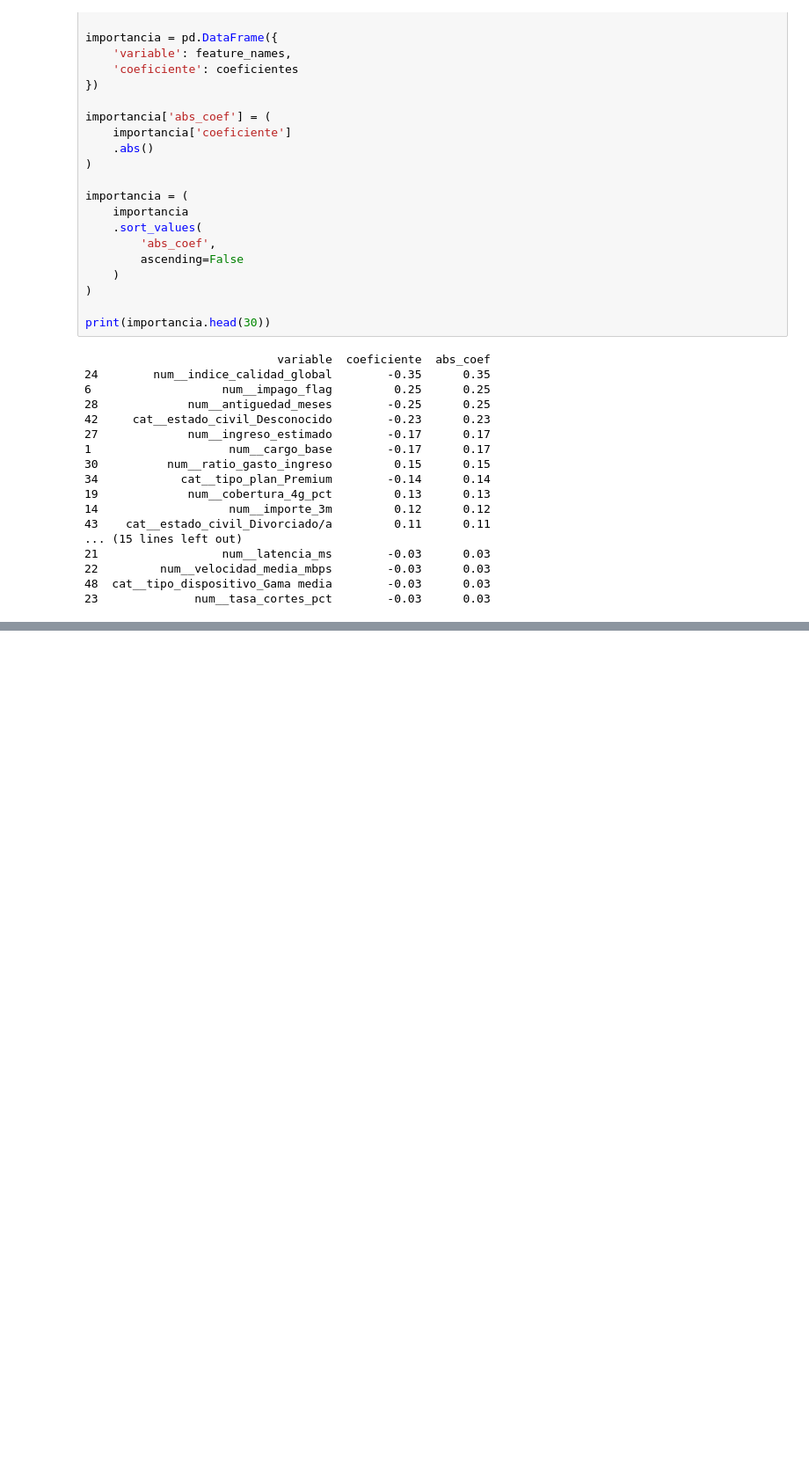
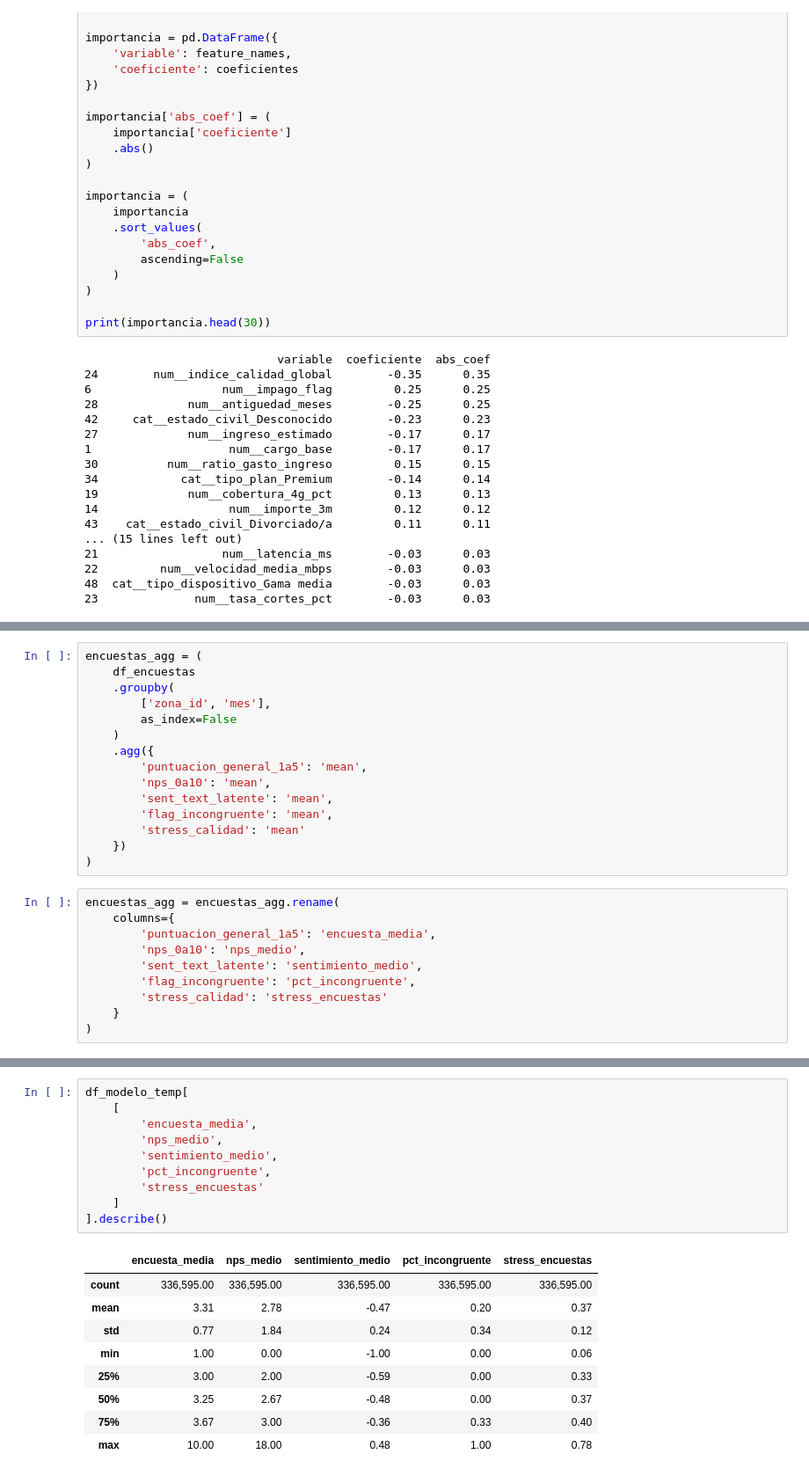
Before and after one commit to ancarmar03-create/UCV-Churn, a Jupyter notebook: notebooks/modelo1.ipynb, the cells around one changed output, grey strips where cells are left out. Shown at 88% size. Saved outputs shown, nothing was run; the diff lists cells and outputs as text; blank space fills up the shorter version.

```diff
--- a/notebooks/modelo1.ipynb
+++ b/notebooks/modelo1.ipynb
@@ -3363,0 +3378,25 @@ print(importancia.head(30))
+# %%
+encuestas_agg = (
+    df_encuestas
+    .groupby(
+        ['zona_id', 'mes'],
+        as_index=False
+    )
+    .agg({
+        'puntuacion_general_1a5': 'mean',
+        'nps_0a10': 'mean',
+        'sent_text_latente': 'mean',
+        'flag_incongruente': 'mean',
+        'stress_calidad': 'mean'
+    })
+)
+# %%
+encuestas_agg = encuestas_agg.rename(
+    columns={
+        'puntuacion_general_1a5': 'encuesta_media',
+        'nps_0a10': 'nps_medio',
+        'sent_text_latente': 'sentimiento_medio',
+        'flag_incongruente': 'pct_incongruente',
+        'stress_calidad': 'stress_encuestas'
+    }
+)
@@ -3363,0 +3619,20 @@ print(importancia.head(30))
+# %%
+df_modelo_temp[
+    [
+        'encuesta_media',
+        'nps_medio',
+        'sentimiento_medio',
+        'pct_incongruente',
+        'stress_encuestas'
+    ]
+].describe()
+# %% [output]
+|  | encuesta_media | nps_medio | sentimiento_medio | pct_incongruente | stress_encuestas |
+| count | 336,595.00 | 336,595.00 | 336,595.00 | 336,595.00 | 336,595.00 |
+| mean | 3.31 | 2.78 | -0.47 | 0.20 | 0.37 |
+| std | 0.77 | 1.84 | 0.24 | 0.34 | 0.12 |
+| min | 1.00 | 0.00 | -1.00 | 0.00 | 0.06 |
+| 25% | 3.00 | 2.00 | -0.59 | 0.00 | 0.33 |
+| 50% | 3.25 | 2.67 | -0.48 | 0.00 | 0.37 |
+| 75% | 3.67 | 3.00 | -0.36 | 0.33 | 0.40 |
+| max | 10.00 | 18.00 | 0.48 | 1.00 | 0.78 |
```
Also changed, not shown: parts of 31 cells of this notebook.
